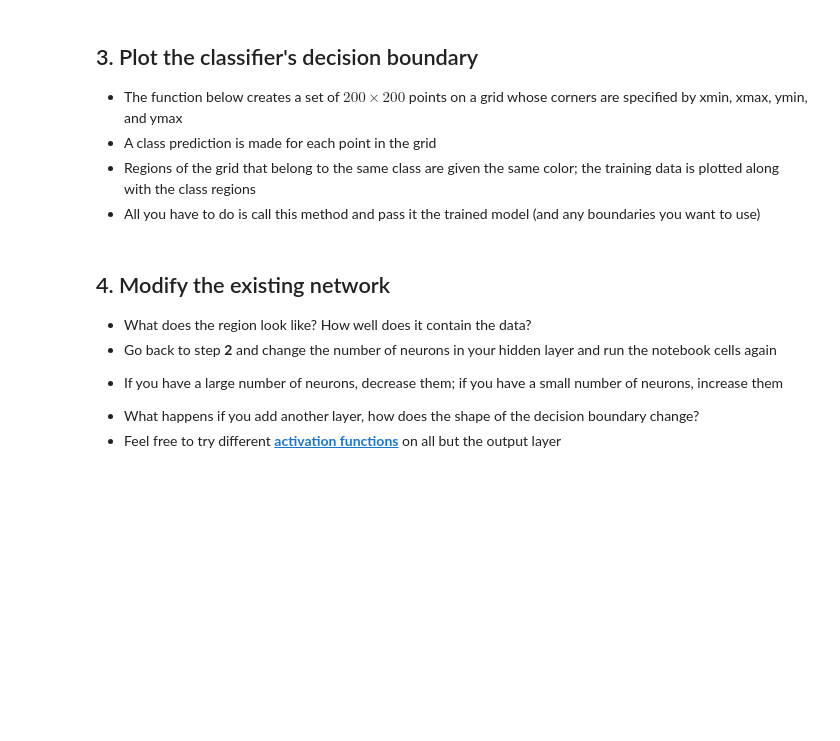
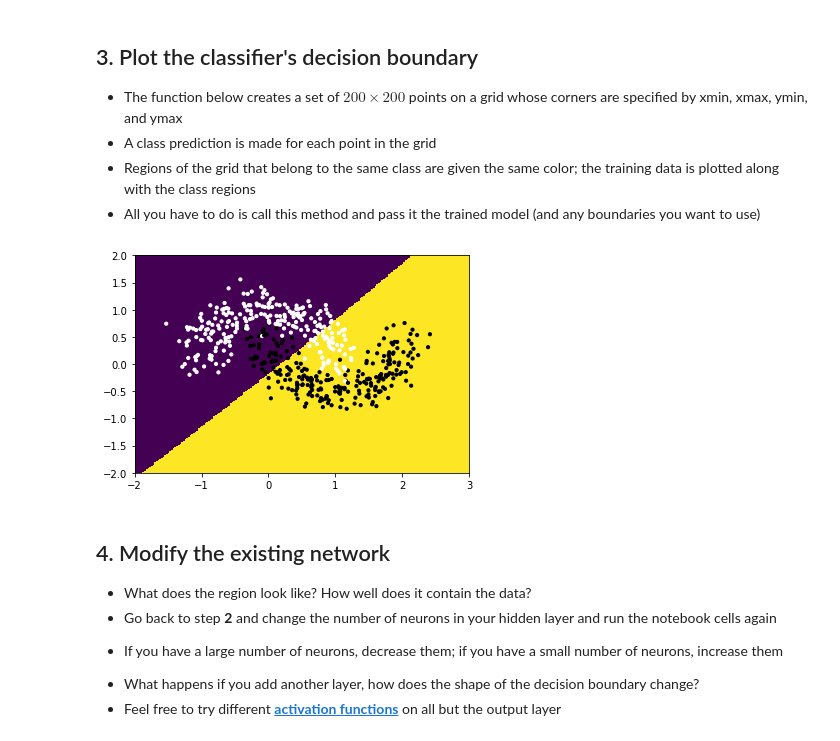
Before and after one commit to therealjtgill/Keras-Workshop, a Jupyter notebook: Project #1 - Moons.ipynb, the cells around one changed output. Drawn from its saved outputs; the diff is of its cells as text; code cells hidden in the pictures; blank space fills up the shorter version.

````diff
--- a/Project #1 - Moons.ipynb
+++ b/Project #1 - Moons.ipynb
@@ -76,3 +82,7 @@ num_labels = 2
+# %%
+# Add code here
+model.add(Dense(32, input_dim=num_features, activation='softsign'))
+model.add(Dense(2, activation='softmax'))
 # %% [markdown]
  - Create an __[optimizer](https://keras.io/optimizers/)__ that will be used to train the network
   ```python
@@ -80,6 +90,7 @@ num_labels = 2
   ```
 # %%
 # Add code here
+sgd = optimizers.SGD(lr=0.0001)
 # %% [markdown]
  - Compile the model, where you attach the optimizer to the model, pick a loss function, and choose a metric for to tell how well training is going. We use __[categorical crossentropy](https://jamesmccaffrey.wordpress.com/2013/11/05/why-you-should-use-cross-entropy-error-instead-of-classification-error-or-mean-squared-error-for-neural-network-classifier-training/)__ as the loss function because we're training a classifier.
   ```python
@@ -87,6 +98,7 @@ num_labels = 2
   ```
 # %%
 # Add code here
+model.compile(optimizer=sgd, loss='categorical_crossentropy', metrics=['accuracy'])
 # %% [markdown]
  - __[Fit]()__ the model to the data and capture the model's training history (this is very similar to Scikitlearn's '.fit' method for its models)
 ```python
@@ -97,3 +107,6 @@ history = model.fit(X, labels, batch_size=128, epochs=num_epochs, verbose=0, val
+# %%
+# Add code here
+history = model.fit(X, labels, batch_size=128, epochs=3000, verbose=0, validation_split=0.2)
 # %% [markdown]
 ## 3. Plot the classifier's decision boundary
  - The function below creates a set of $200\times200$ points on a grid whose corners are specified by xmin, xmax, ymin, and ymax
@@ -128,6 +141,9 @@ def plot_decision_boundary(model, xmin=-2, xmax=3, ymin=-2, ymax=2):
     plt.show(block=False)
 # %%
 # Call the decision boundary plotter
+plot_decision_boundary(model)
+# %% [output]
+[figure, added]
 # %% [markdown]
 ## 4. Modify the existing network
  - What does the region look like? How well does it contain the data?
````
Also changed, not shown: parts of 7 cells of this notebook.
